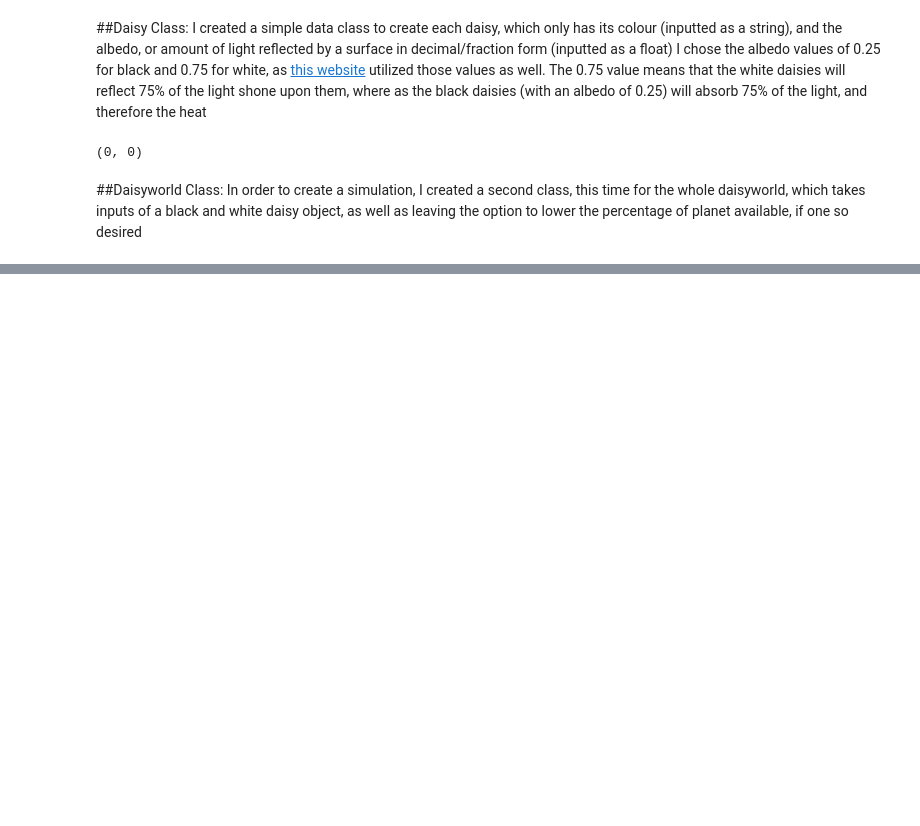
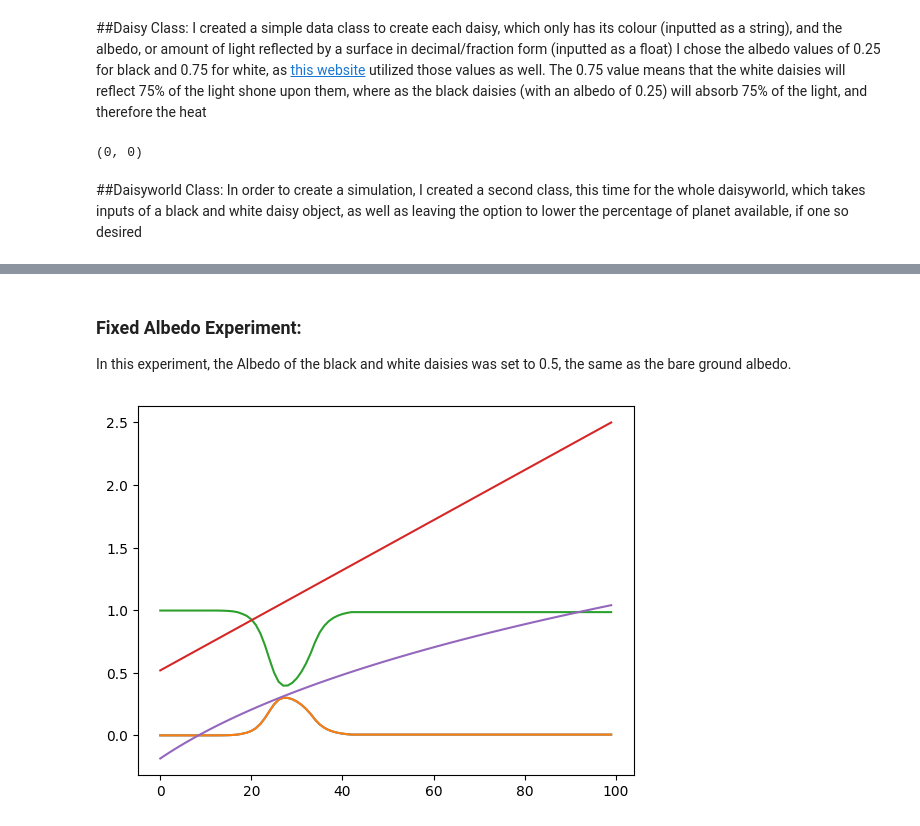
Before and after one commit to StoneMason495/cap-comp215, a Jupyter notebook: 215Project2ZM.ipynb, the cells around one changed output, grey strips where cells are left out. Drawn from its saved outputs; the diff is of its cells as text; code cells hidden in the pictures; blank space fills up the shorter version.

```diff
--- a/215Project2ZM.ipynb
+++ b/215Project2ZM.ipynb
@@ -254,0 +138,30 @@ Anim.animate()
+# %% [markdown]
+### Fixed Albedo Experiment:
+In this experiment, the Albedo of the black and white daisies was set to 0.5, the same as the bare ground albedo.
+# %%
+fixed_white = Daisy('white', 0.5, 0.001)
+fixed_black = Daisy('black', 0.5, 0.001)
+
+fixed_world = Daisyworld(fixed_black, fixed_white)
+frames = 100
+b_daisypop = []
+w_daisypop = []
+x_remaining = []
+luminosity = []
+world_temp = []
+for i in range(frames):
+  fixed_world.step()
+  b_daisypop.append(fixed_world.black.pop)
+  w_daisypop.append(fixed_world.white.pop)
+  x_remaining.append(fixed_world.x)
+  luminosity.append(fixed_world.luminosity)
+  world_temp.append(fixed_world.dw_temp()/100)
+
+plt.plot(range(frames), b_daisypop) #labelled as the blue line in the graph
+plt.plot(range(frames), w_daisypop) #labelled as the orange line in the graph
+plt.plot(range(frames), x_remaining) #labelled as the green line
+plt.plot(range(frames), luminosity) #labelled as the red line
+plt.plot(range(frames), world_temp) # Purple line, should not be read with the rest, as it has been scaled down to 'fit in'
+plt.show()
+# %% [output]
+[figure, added]
```
Also changed, not shown: parts of 18 cells of this notebook.
